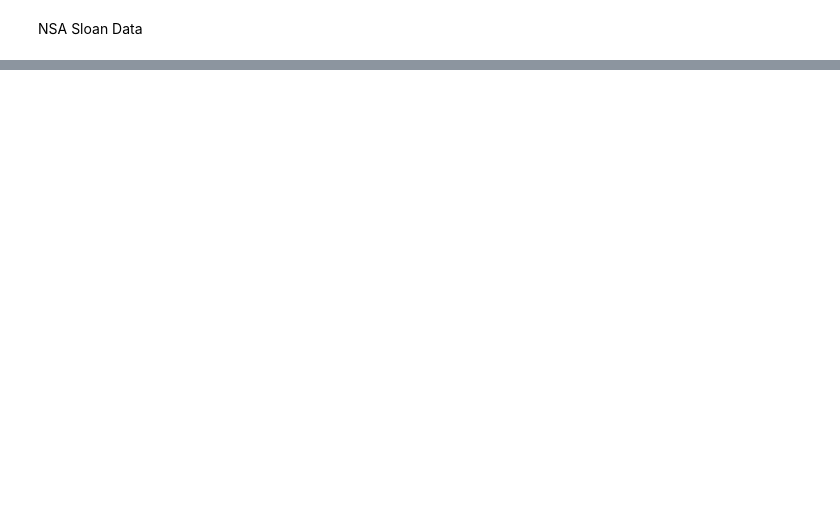
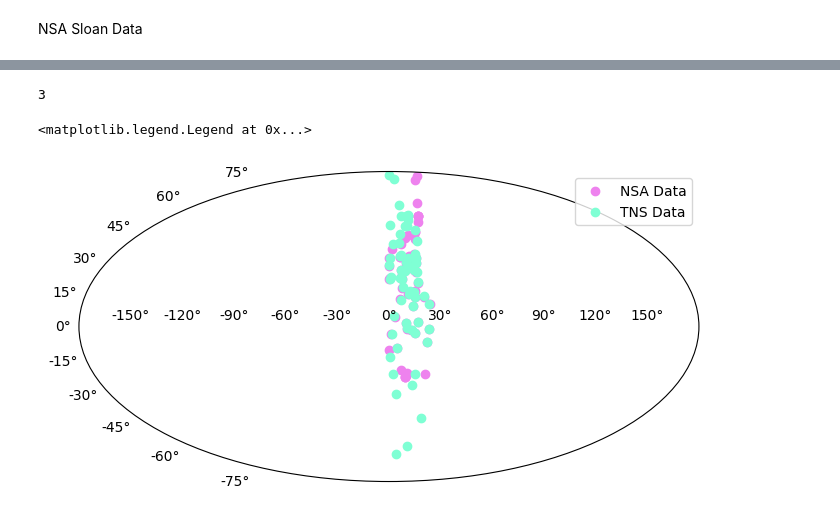
Before and after one commit to chinmayAmbasht/sersic-index-project, a Jupyter notebook: TDE_vs_SersicIndices.ipynb, the cells around one changed output, grey strips where cells are left out. Cells and saved outputs as stored; diff of their text form; code cells hidden in the pictures; blank space fills up the shorter version.

```diff
--- a/TDE_vs_SersicIndices.ipynb
+++ b/TDE_vs_SersicIndices.ipynb
@@ -61,0 +325,19 @@ data.fileinfo()
+# %%
+nsa_catalog_matched_3d = nsa_catalog_3d[idx_sersic]
+# %%
+(sep2d > 10*u.deg).sum()
+# %% [output]
+3
+# %%
+nsa_ra = nsa_catalog_matched_3d['Coordinates 3D'].ra
+nsa_dec = nsa_catalog_matched_3d['Coordinates 3D'].dec
+tns_ra = tns_catalog_3d['Coordinates'].ra
+tns_dec = tns_catalog_3d['Coordinates'].dec
+fig = plt.figure(figsize=(8,6))
+ax = fig.add_subplot(111, projection="mollweide")
+ax.scatter(nsa_ra.radian, nsa_dec.radian,color = 'violet',label = 'NSA Data')
+ax.scatter(tns_ra.radian,tns_dec.radian,color = 'aquamarine',label = 'TNS Data')
+ax.legend()
+# %% [output]
+<matplotlib.legend.Legend at 0x...>
+[figure, added]
```
Also changed, not shown: parts of 40 cells of this notebook.
